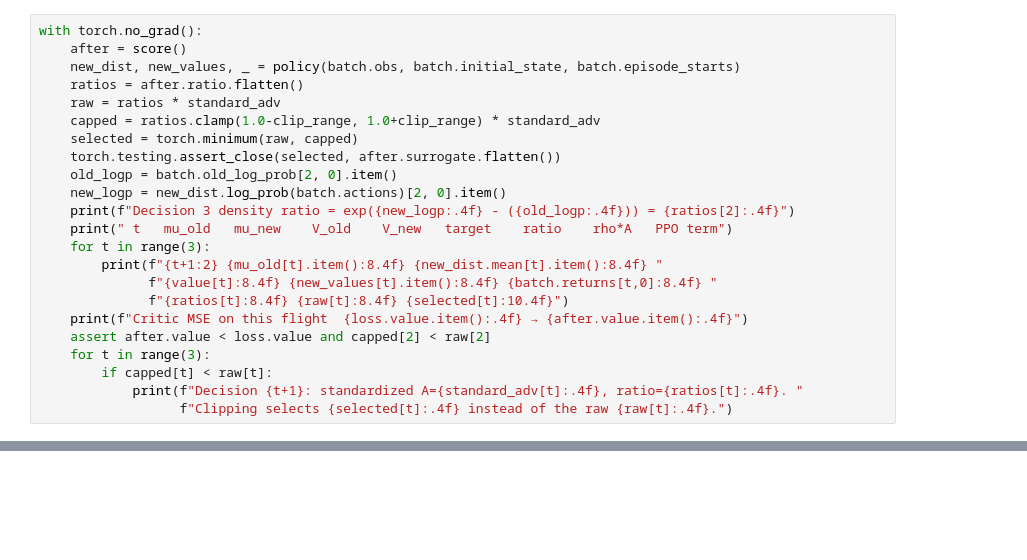
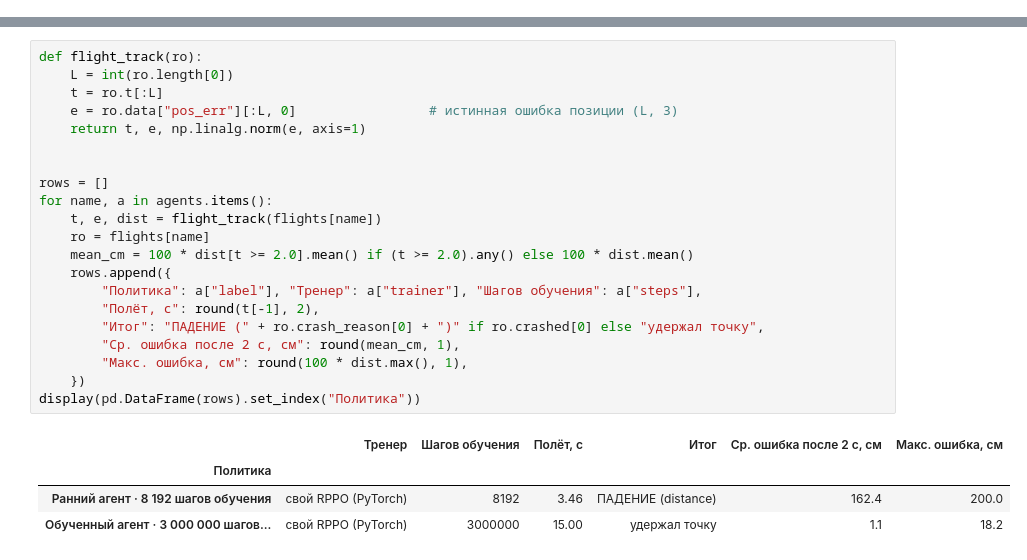
Before and after one commit to lohmo111/quadwind, a Jupyter notebook: notebook/rppo_one_update.ipynb, the cells around one changed output, grey strips where cells are left out. Cells and saved outputs as stored; diff of their text form; blank space fills up the shorter version.

```diff
--- a/notebook/rppo_one_update.ipynb
+++ b/notebook/rppo_one_update.ipynb
@@ -249,23 +0,0 @@ Evaluate the **same actions**, from the **same initial memories**, with the upda
-# %%
-with torch.no_grad():
-    after = score()
-    new_dist, new_values, _ = policy(batch.obs, batch.initial_state, batch.episode_starts)
-    ratios = after.ratio.flatten()
-    raw = ratios * standard_adv
-    capped = ratios.clamp(1.0-clip_range, 1.0+clip_range) * standard_adv
-    selected = torch.minimum(raw, capped)
-    torch.testing.assert_close(selected, after.surrogate.flatten())
-    old_logp = batch.old_log_prob[2, 0].item()
-    new_logp = new_dist.log_prob(batch.actions)[2, 0].item()
-    print(f"Decision 3 density ratio = exp({new_logp:.4f} - ({old_logp:.4f})) = {ratios[2]:.4f}")
-    print(" t   mu_old   mu_new    V_old    V_new   target    ratio    rho*A   PPO term")
-    for t in range(3):
-        print(f"{t+1:2} {mu_old[t].item():8.4f} {new_dist.mean[t].item():8.4f} "
-              f"{value[t]:8.4f} {new_values[t].item():8.4f} {batch.returns[t,0]:8.4f} "
-              f"{ratios[t]:8.4f} {raw[t]:8.4f} {selected[t]:10.4f}")
-    print(f"Critic MSE on this flight  {loss.value.item():.4f} → {after.value.item():.4f}")
-    assert after.value < loss.value and capped[2] < raw[2]
-    for t in range(3):
-        if capped[t] < raw[t]:
-            print(f"Decision {t+1}: standardized A={standard_adv[t]:.4f}, ratio={ratios[t]:.4f}. "
-                  f"Clipping selects {selected[t]:.4f} instead of the raw {raw[t]:.4f}.")
@@ -314,0 +156,26 @@ V1 by hand = 0.87998 × 0.17883 + 0.18000 = 0.33736    network = 0.33736
+# %%
+def flight_track(ro):
+    L = int(ro.length[0])
+    t = ro.t[:L]
+    e = ro.data["pos_err"][:L, 0]                 # истинная ошибка позиции (L, 3)
+    return t, e, np.linalg.norm(e, axis=1)
+
+
+rows = []
+for name, a in agents.items():
+    t, e, dist = flight_track(flights[name])
+    ro = flights[name]
+    mean_cm = 100 * dist[t >= 2.0].mean() if (t >= 2.0).any() else 100 * dist.mean()
+    rows.append({
+        "Политика": a["label"], "Тренер": a["trainer"], "Шагов обучения": a["steps"],
+        "Полёт, с": round(t[-1], 2),
+        "Итог": "ПАДЕНИЕ (" + ro.crash_reason[0] + ")" if ro.crashed[0] else "удержал точку",
+        "Ср. ошибка после 2 с, см": round(mean_cm, 1),
+        "Макс. ошибка, см": round(100 * dist.max(), 1),
+    })
+display(pd.DataFrame(rows).set_index("Политика"))
+# %% [output]
+|  | Тренер | Шагов обучения | Полёт, с | Итог | Ср. ошибка после 2 с, см | Макс. ошибка, см |
+| Политика |  |  |  |  |  |  |
+| Ранний агент · 8 192 шагов обучения | свой RPPO (PyTorch) | 8192 | 3.46 | ПАДЕНИЕ (distance) | 162.4 | 200.0 |
+| Обученный агент · 3 000 000 шагов... | свой RPPO (PyTorch) | 3000000 | 15.00 | удержал точку | 1.1 | 18.2 |
```
Also changed, not shown: parts of 52 cells of this notebook, 9 other files.
